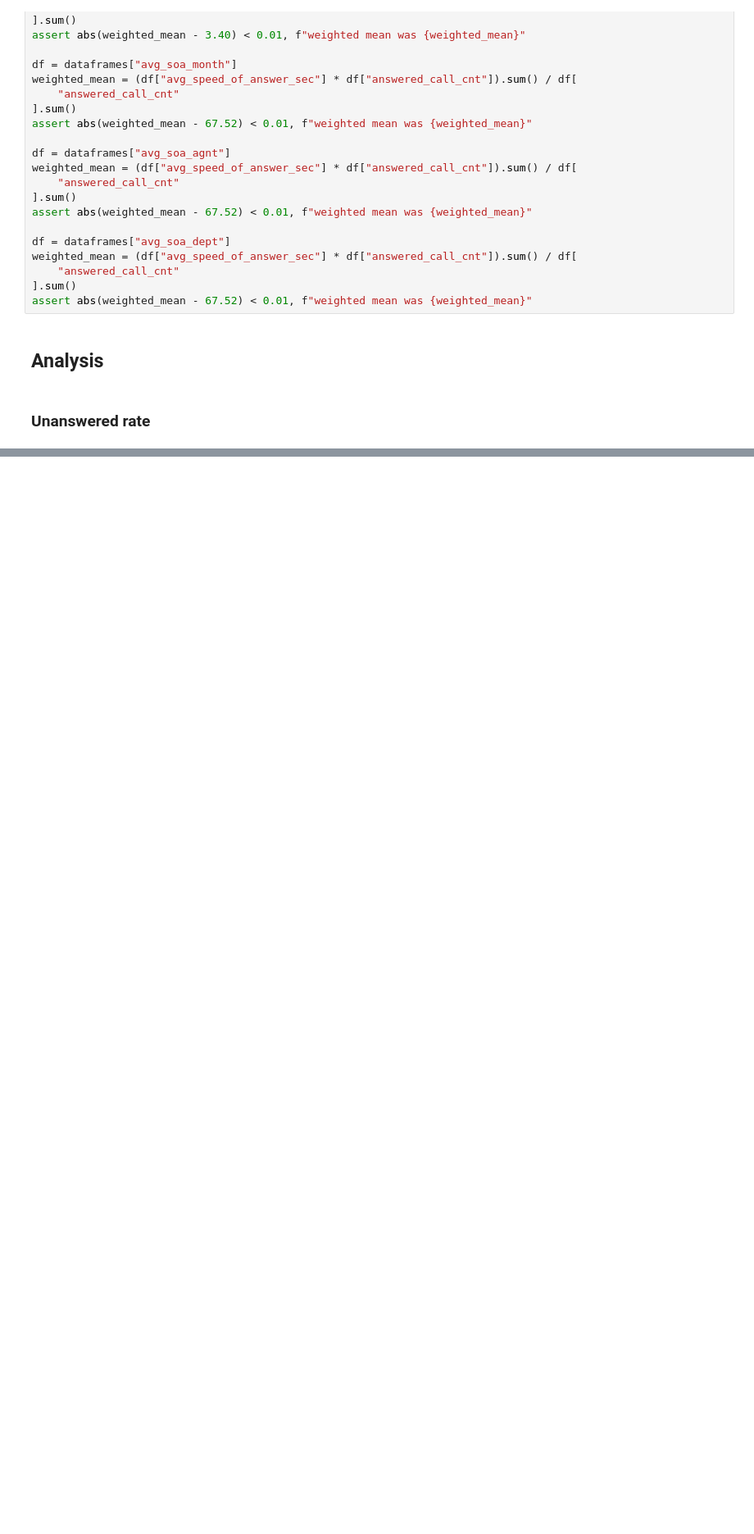
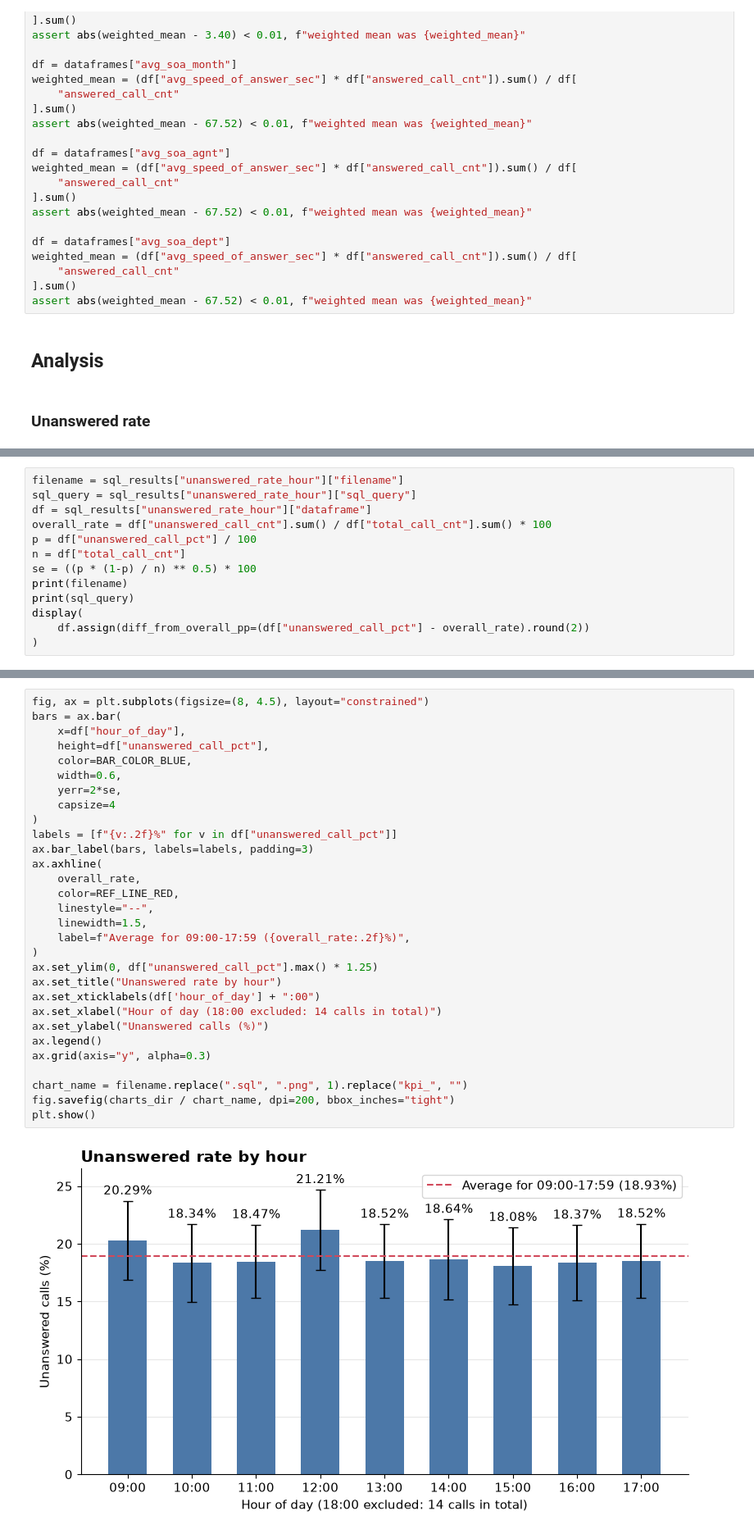
Before and after one commit to Ashish-Krishna-K/call-center-staffing-analytics, a Jupyter notebook: notebooks/03_kpi_analysis.ipynb, the cells around one changed output, grey strips where cells are left out. Shown at 82% size. Saved outputs shown, nothing was run; the diff lists cells and outputs as text; blank space fills up the shorter version.

```diff
--- a/notebooks/03_kpi_analysis.ipynb
+++ b/notebooks/03_kpi_analysis.ipynb
@@ -424,0 +430,13 @@ plt.show()
+# %%
+filename = sql_results["unanswered_rate_hour"]["filename"]
+sql_query = sql_results["unanswered_rate_hour"]["sql_query"]
+df = sql_results["unanswered_rate_hour"]["dataframe"]
+overall_rate = df["unanswered_call_cnt"].sum() / df["total_call_cnt"].sum() * 100
+p = df["unanswered_call_pct"] / 100
+n = df["total_call_cnt"]
+se = ((p * (1-p) / n) ** 0.5) * 100
+print(filename)
+print(sql_query)
+display(
+    df.assign(diff_from_overall_pp=(df["unanswered_call_pct"] - overall_rate).round(2))
+)
@@ -424,0 +471,32 @@ plt.show()
+# %%
+fig, ax = plt.subplots(figsize=(8, 4.5), layout="constrained")
+bars = ax.bar(
+    x=df["hour_of_day"],
+    height=df["unanswered_call_pct"],
+    color=BAR_COLOR_BLUE,
+    width=0.6,
+    yerr=2*se,
+    capsize=4
+)
+labels = [f"{v:.2f}%" for v in df["unanswered_call_pct"]]
+ax.bar_label(bars, labels=labels, padding=3)
+ax.axhline(
+    overall_rate,
+    color=REF_LINE_RED,
+    linestyle="--",
+    linewidth=1.5,
+    label=f"Average for 09:00-17:59 ({overall_rate:.2f}%)",
+)
+ax.set_ylim(0, df["unanswered_call_pct"].max() * 1.25)
+ax.set_title("Unanswered rate by hour")
+ax.set_xticklabels(df['hour_of_day'] + ":00")
+ax.set_xlabel("Hour of day (18:00 excluded: 14 calls in total)")
+ax.set_ylabel("Unanswered calls (%)")
+ax.legend()
+ax.grid(axis="y", alpha=0.3)
+
+chart_name = filename.replace(".sql", ".png", 1).replace("kpi_", "")
+fig.savefig(charts_dir / chart_name, dpi=200, bbox_inches="tight")
+plt.show()
+# %% [output]
+[figure, added]
```
Also changed, not shown: parts of 16 cells of this notebook.
